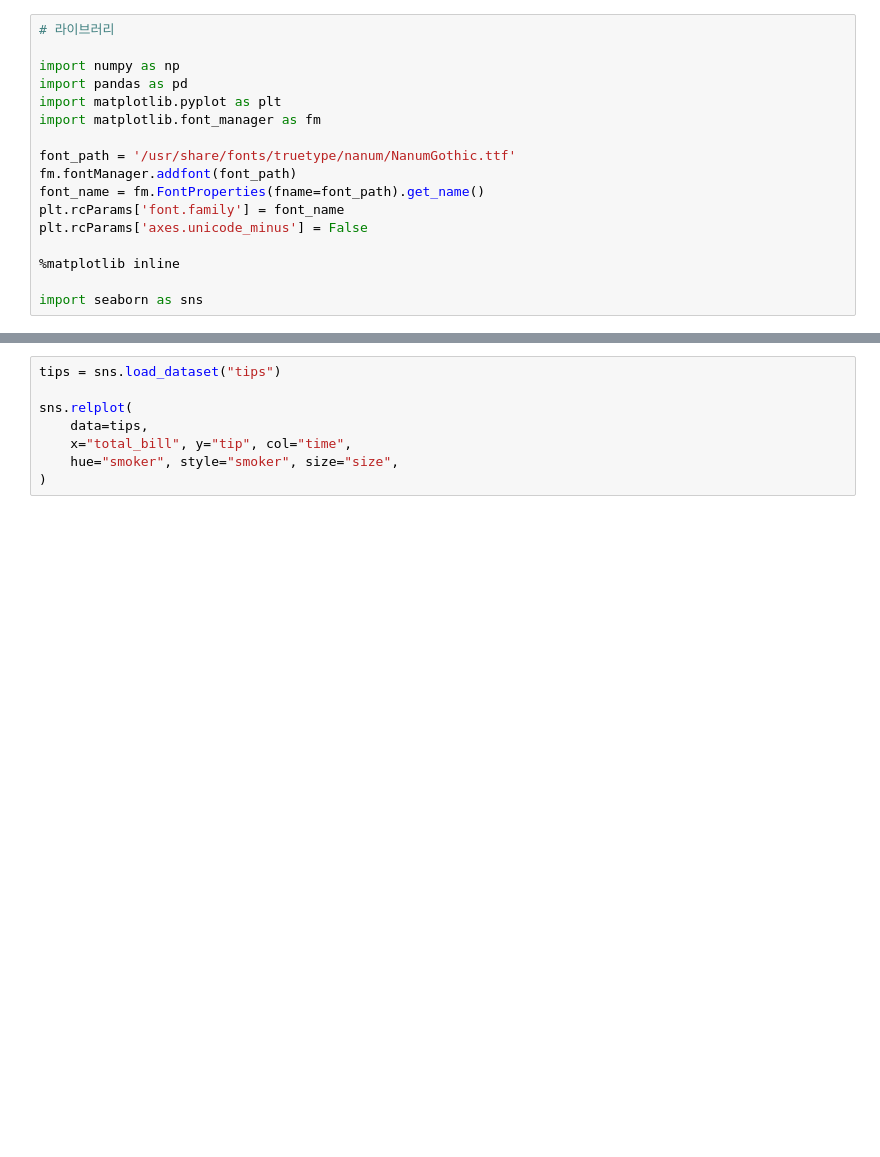
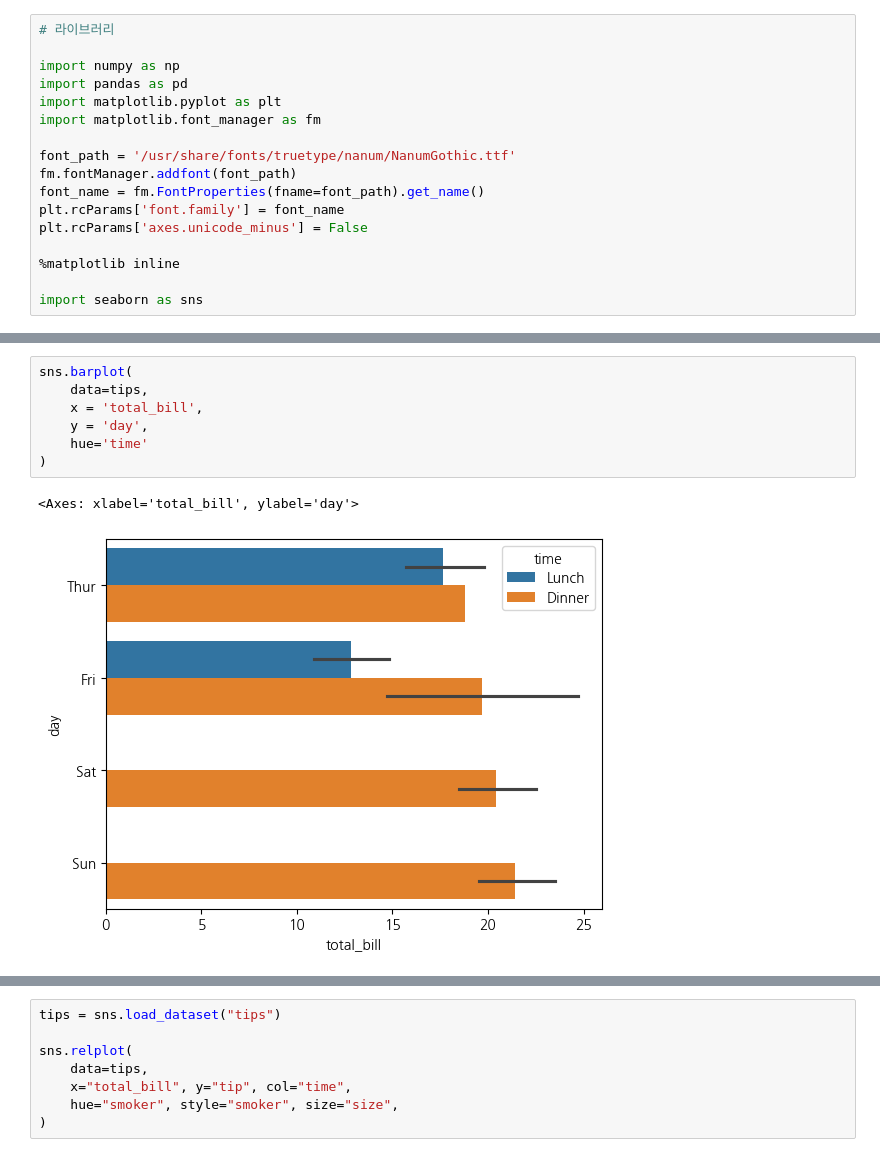
Before and after one commit to Song-Juntae/tutorials, a Jupyter notebook: 시각화/seaborn.ipynb, the cells around one changed output, grey strips where cells are left out. Cells and saved outputs as stored; diff of their text form; blank space fills up the shorter version.

```diff
--- a/시각화/seaborn.ipynb
+++ b/시각화/seaborn.ipynb
@@ -17,0 +47,10 @@ import seaborn as sns
+# %%
+sns.barplot(
+    data=tips,
+    x = 'total_bill',
+    y = 'day',
+    hue='time'
+)
+# %% [output]
+<Axes: xlabel='total_bill', ylabel='day'>
+[figure, added]
```
Also changed, not shown: parts of 5 cells of this notebook, 1 other file.
